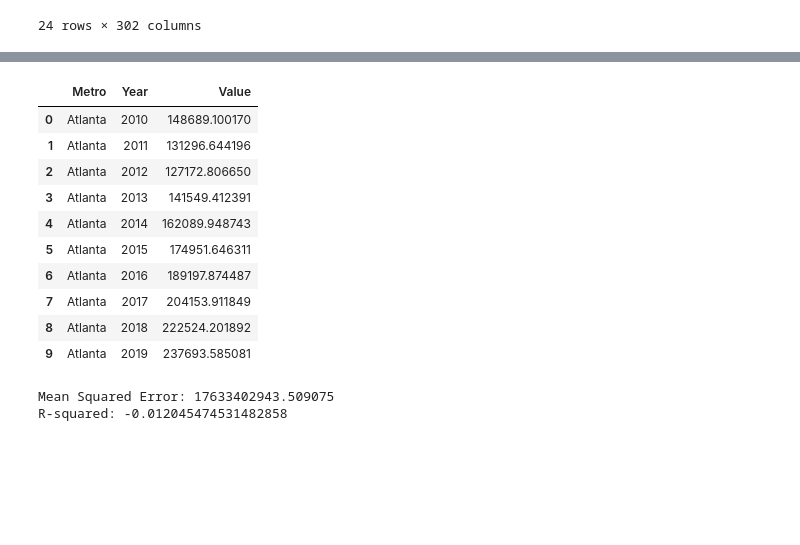
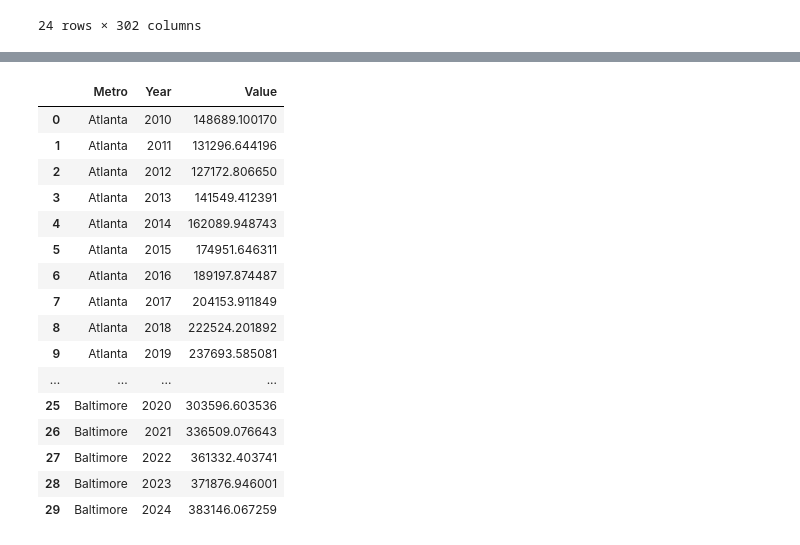
Before and after one commit to tsjohns9/ai-project-2, a Jupyter notebook: House_Prices.ipynb, the cells around one changed output, grey strips where cells are left out. Saved outputs shown, nothing was run; the diff lists cells and outputs as text; code cells hidden in the pictures; blank space fills up the shorter version.

```diff
--- a/House_Prices.ipynb
+++ b/House_Prices.ipynb
@@ -125,16 +115,22 @@ filtered_home_prices_df_yearly_avg.head()
 # %%
 Home_Prices_Adjusted_df = pd.melt(filtered_home_prices_df_yearly_avg, id_vars=['Metro'], var_name='Year', value_name='Value')
 Home_Prices_Adjusted_df = Home_Prices_Adjusted_df.sort_values(by=['Metro', 'Year']).reset_index(drop=True)
-Home_Prices_Adjusted_df.head(10)
+Home_Prices_Adjusted_df.head(30)
 # %% [output]
 |  | Metro | Year | Value |
 | 0 | Atlanta | 2010 | 148689.100170 |
 | 1 | Atlanta | 2011 | 131296.644196 |
 | 2 | Atlanta | 2012 | 127172.806650 |
 | 3 | Atlanta | 2013 | 141549.412391 |
 | 4 | Atlanta | 2014 | 162089.948743 |
 | 5 | Atlanta | 2015 | 174951.646311 |
 | 6 | Atlanta | 2016 | 189197.874487 |
 | 7 | Atlanta | 2017 | 204153.911849 |
 | 8 | Atlanta | 2018 | 222524.201892 |
 | 9 | Atlanta | 2019 | 237693.585081 |
+| ... | ... | ... | ... |
+| 25 | Baltimore | 2020 | 303596.603536 |
+| 26 | Baltimore | 2021 | 336509.076643 |
+| 27 | Baltimore | 2022 | 361332.403741 |
+| 28 | Baltimore | 2023 | 371876.946001 |
+| 29 | Baltimore | 2024 | 383146.067259 |
@@ -184,46 +136,0 @@ Home_Prices_Adjusted_df.head(10)
-# %%
-# Merge the datasets on 'Metro' and 'Year'
-Home_Prices_Adjusted_df['Year'] = Home_Prices_Adjusted_df['Year'].astype(int)
-commute_df['Year'] = commute_df['Year'].astype(int)
-merged_data = pd.merge(Home_Prices_Adjusted_df, commute_df, on=['Metro', 'Year'])
-
-# Select features (Short, Medium, Long Commutes) and target (Housing Value)
-X = merged_data[['Short Commutes - Less than half-hour', 'Medium Commutes - Half-hour to one hour', 'Long Commutes - More than one hour']]
-y = merged_data['Value']
-
-# Split the dataset into training and testing sets
-X_train, X_test, y_train, y_test = train_test_split(X, y, test_size=0.2, random_state=42)
-
-# Initialize the Random Forest regressor
-rf_model = RandomForestRegressor(n_estimators=100, random_state=42)
-# Train the model
-rf_model.fit(X_train, y_train)
-# Predict on the test set
-y_pred = rf_model.predict(X_test)
-# Evaluate the model
-mse = mean_squared_error(y_test, y_pred)
-r2 = r2_score(y_test, y_pred)
-print(f'Mean Squared Error: {mse}')
-print(f'R-squared: {r2}')
-
-# Initialize the regression model
-# lr_model = LinearRegression()
-# # Train the lr_model
-# lr_model.fit(X_train, y_train)
-# # Predict on the test set
-# y_pred = lr_model.predict(X_test)
-# # Evaluate the model
-# mse = mean_squared_error(y_test, y_pred)
-# r2 = r2_score(y_test, y_pred)
-# print(f'Mean Squared Error: {mse}')
-# print(f'R-squared: {r2}')
-
-# # Plotting the results
-# plt.scatter(y_test, y_pred)
-# plt.xlabel('Actual Prices')
-# plt.ylabel('Predicted Prices')
-# plt.title('Actual vs Predicted Housing Prices')
-# plt.show()
-# %% [output]
-Mean Squared Error: 17633402943.509075
-R-squared: -0.012045474531482858
```
Also changed, not shown: parts of 5 cells of this notebook, 1 other file.
